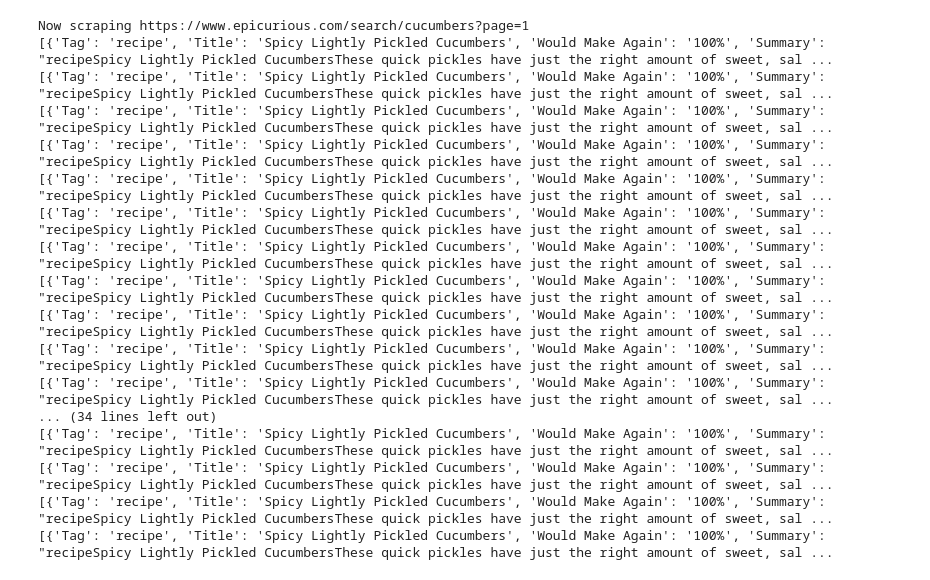
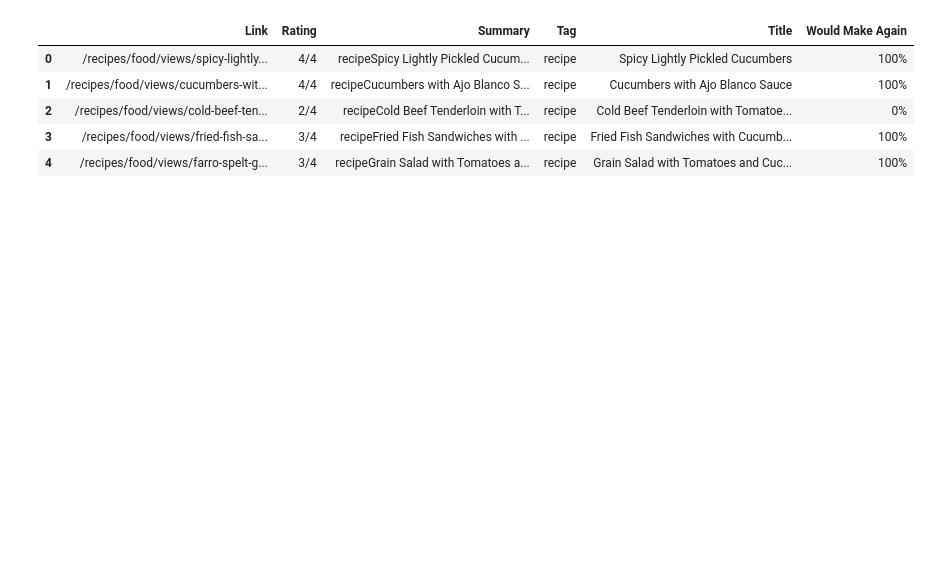
Before and after one commit to aliyaute/foundations_homework, a Jupyter notebook: 09-homework/Epicurious.ipynb, the cells around one changed output. Cells and saved outputs as stored; diff of their text form; code cells hidden in the pictures; blank space fills up the shorter version.

```diff
--- a/09-homework/Epicurious.ipynb
+++ b/09-homework/Epicurious.ipynb
@@ -35,51 +18,40 @@ for item in items:
 # %%
 cucumber = []
 
 for page_num in range(1, 11):
-    url = f"https://www.epicurious.com/search/cucumbers?page={page_num}"
-    print("Now scraping", url)
+    url = (f"https://www.epicurious.com/search/cucumbers?page={page_num}")
+    #print("Now scraping", url)
 
     response = requests.get(url)
     doc = BeautifulSoup(response.text)
 
     items = doc.find_all("article", class_="recipe-content-card")
     for item in items:
         row = {}
         try:
             row['Tag'] = item.find(class_='tag').text.strip()
             row['Title'] = item.find('a').get_text()
             row['Would Make Again'] = item.find(class_="make-again-percentage").text
             row['Summary'] = item.find(class_="summary").text.strip()
             row['Link'] = item.find('a')['href']
             row['Rating'] = item.find(class_="rating").text.strip()
 
         except:
             pass
 
         cucumber.append(row)
 
-        print(cucumber)
+        #print(cucumber)
 
 df = pd.DataFrame(cucumber)
 df.head()
 # %% [output]
-Now scraping https://www.epicurious.com/search/cucumbers?page=1
-[{'Tag': 'recipe', 'Title': 'Spicy Lightly Pickled Cucumbers', 'Would Make Again': '100%', 'Summary': "recipeSpicy Lightly Pickled CucumbersThese quick pickles have just the right amount of sweet, sal ...
-[{'Tag': 'recipe', 'Title': 'Spicy Lightly Pickled Cucumbers', 'Would Make Again': '100%', 'Summary': "recipeSpicy Lightly Pickled CucumbersThese quick pickles have just the right amount of sweet, sal ...
-[{'Tag': 'recipe', 'Title': 'Spicy Lightly Pickled Cucumbers', 'Would Make Again': '100%', 'Summary': "recipeSpicy Lightly Pickled CucumbersThese quick pickles have just the right amount of sweet, sal ...
-[{'Tag': 'recipe', 'Title': 'Spicy Lightly Pickled Cucumbers', 'Would Make Again': '100%', 'Summary': "recipeSpicy Lightly Pickled CucumbersThese quick pickles have just the right amount of sweet, sal ...
-[{'Tag': 'recipe', 'Title': 'Spicy Lightly Pickled Cucumbers', 'Would Make Again': '100%', 'Summary': "recipeSpicy Lightly Pickled CucumbersThese quick pickles have just the right amount of sweet, sal ...
-[{'Tag': 'recipe', 'Title': 'Spicy Lightly Pickled Cucumbers', 'Would Make Again': '100%', 'Summary': "recipeSpicy Lightly Pickled CucumbersThese quick pickles have just the right amount of sweet, sal ...
-[{'Tag': 'recipe', 'Title': 'Spicy Lightly Pickled Cucumbers', 'Would Make Again': '100%', 'Summary': "recipeSpicy Lightly Pickled CucumbersThese quick pickles have just the right amount of sweet, sal ...
-[{'Tag': 'recipe', 'Title': 'Spicy Lightly Pickled Cucumbers', 'Would Make Again': '100%', 'Summary': "recipeSpicy Lightly Pickled CucumbersThese quick pickles have just the right amount of sweet, sal ...
-[{'Tag': 'recipe', 'Title': 'Spicy Lightly Pickled Cucumbers', 'Would Make Again': '100%', 'Summary': "recipeSpicy Lightly Pickled CucumbersThese quick pickles have just the right amount of sweet, sal ...
-[{'Tag': 'recipe', 'Title': 'Spicy Lightly Pickled Cucumbers', 'Would Make Again': '100%', 'Summary': "recipeSpicy Lightly Pickled CucumbersThese quick pickles have just the right amount of sweet, sal ...
-[{'Tag': 'recipe', 'Title': 'Spicy Lightly Pickled Cucumbers', 'Would Make Again': '100%', 'Summary': "recipeSpicy Lightly Pickled CucumbersThese quick pickles have just the right amount of sweet, sal ...
-... (34 lines left out)
-[{'Tag': 'recipe', 'Title': 'Spicy Lightly Pickled Cucumbers', 'Would Make Again': '100%', 'Summary': "recipeSpicy Lightly Pickled CucumbersThese quick pickles have just the right amount of sweet, sal ...
-[{'Tag': 'recipe', 'Title': 'Spicy Lightly Pickled Cucumbers', 'Would Make Again': '100%', 'Summary': "recipeSpicy Lightly Pickled CucumbersThese quick pickles have just the right amount of sweet, sal ...
-[{'Tag': 'recipe', 'Title': 'Spicy Lightly Pickled Cucumbers', 'Would Make Again': '100%', 'Summary': "recipeSpicy Lightly Pickled CucumbersThese quick pickles have just the right amount of sweet, sal ...
-[{'Tag': 'recipe', 'Title': 'Spicy Lightly Pickled Cucumbers', 'Would Make Again': '100%', 'Summary': "recipeSpicy Lightly Pickled CucumbersThese quick pickles have just the right amount of sweet, sal ...
+|  | Link | Rating | Summary | Tag | Title | Would Make Again |
+| 0 | /recipes/food/views/spicy-lightly... | 4/4 | recipeSpicy Lightly Pickled Cucum... | recipe | Spicy Lightly Pickled Cucumbers | 100% |
+| 1 | /recipes/food/views/cucumbers-wit... | 4/4 | recipeCucumbers with Ajo Blanco S... | recipe | Cucumbers with Ajo Blanco Sauce | 100% |
+| 2 | /recipes/food/views/cold-beef-ten... | 2/4 | recipeCold Beef Tenderloin with T... | recipe | Cold Beef Tenderloin with Tomatoe... | 0% |
+| 3 | /recipes/food/views/fried-fish-sa... | 3/4 | recipeFried Fish Sandwiches with ... | recipe | Fried Fish Sandwiches with Cucumb... | 100% |
+| 4 | /recipes/food/views/farro-spelt-g... | 3/4 | recipeGrain Salad with Tomatoes a... | recipe | Grain Salad with Tomatoes and Cuc... | 100% |
 # %%
 df = pd.DataFrame(cucumber)
 df.to_csv("cucumber.csv", index=False)
```
Also changed, not shown: parts of 13 cells of this notebook.
